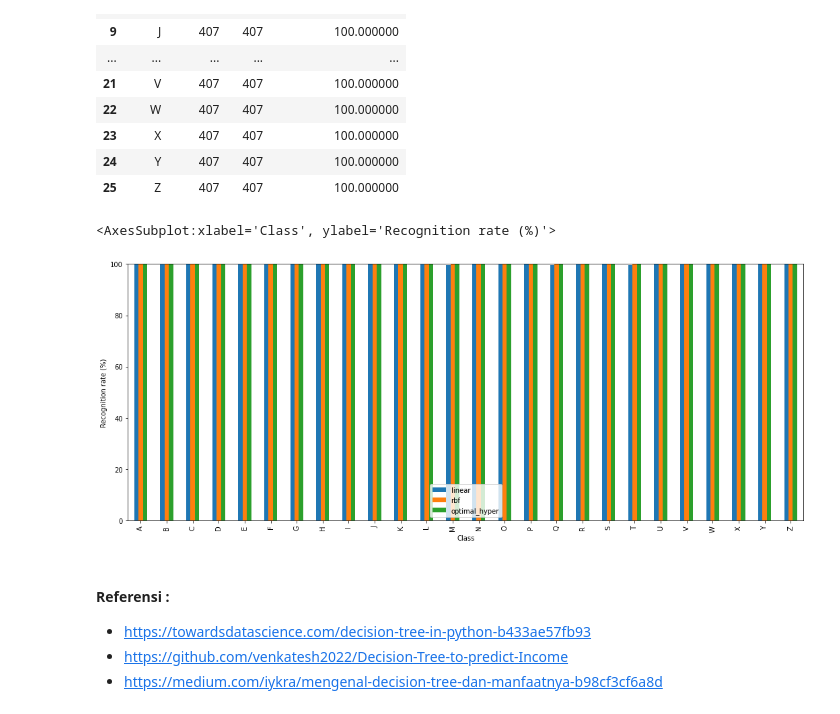
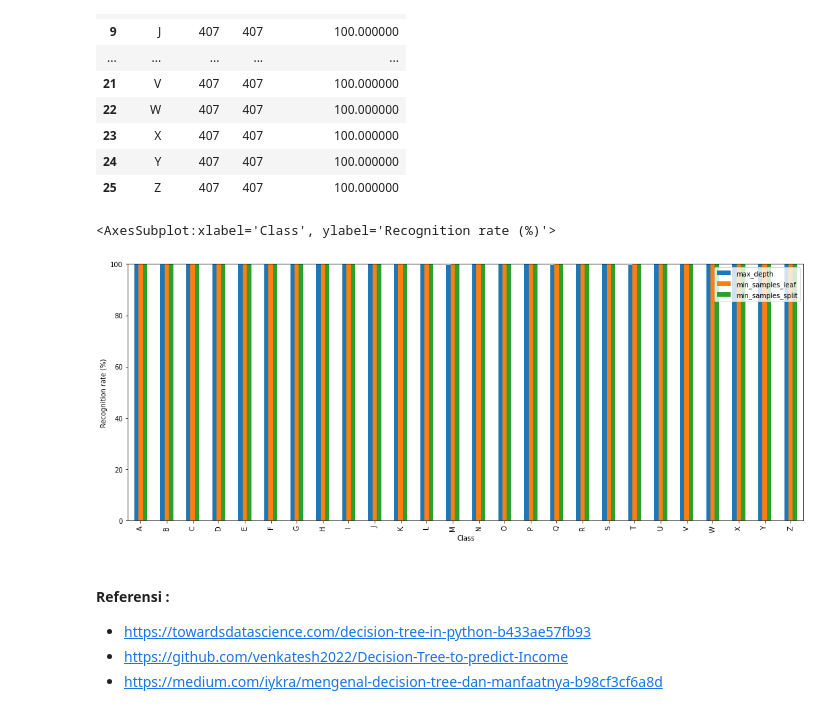
Before and after one commit to alfianisnan26/Letter_ML, a Jupyter notebook: machine_learning/decision-trees.ipynb, the cells around one changed output. Saved outputs shown, nothing was run; the diff lists cells and outputs as text; code cells hidden in the pictures.

```diff
--- a/machine_learning/decision-trees.ipynb
+++ b/machine_learning/decision-trees.ipynb
@@ -350,10 +350,10 @@ Recognition rate for every class
 | 24 | Y | 407 | 407 | 100.000000 |
 | 25 | Z | 407 | 407 | 100.000000 |
 # %%
-recognition_compare_graph(export1B, export2B, export3B, "linear", "rbf", "optimal_hyper")
+recognition_compare_graph(export1B, export2B, export3B, "max_depth", "min_samples_leaf", "min_samples_split")
 # %% [output]
 <AxesSubplot:xlabel='Class', ylabel='Recognition rate (%)'>
-[figure, old version]
+[figure, new version]
 # %%
 import os
 from openpyxl import Workbook
```
Also changed, not shown: parts of 1 cell of this notebook, 3 other files.
